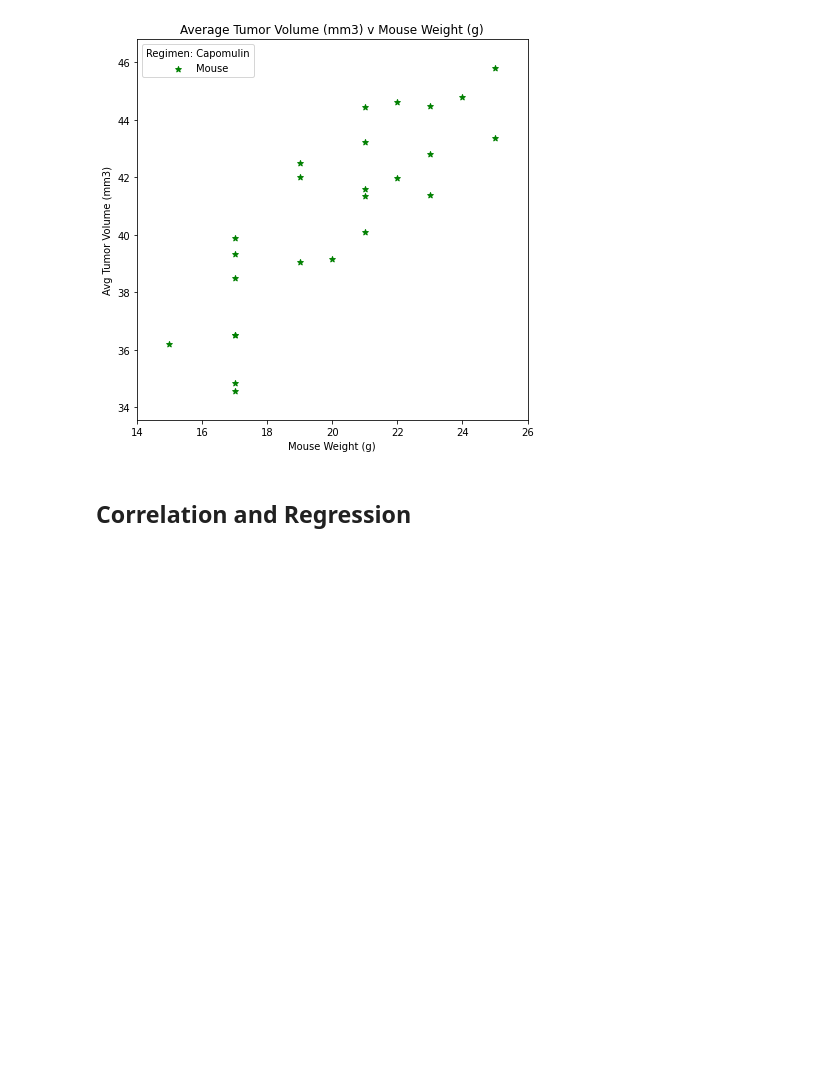
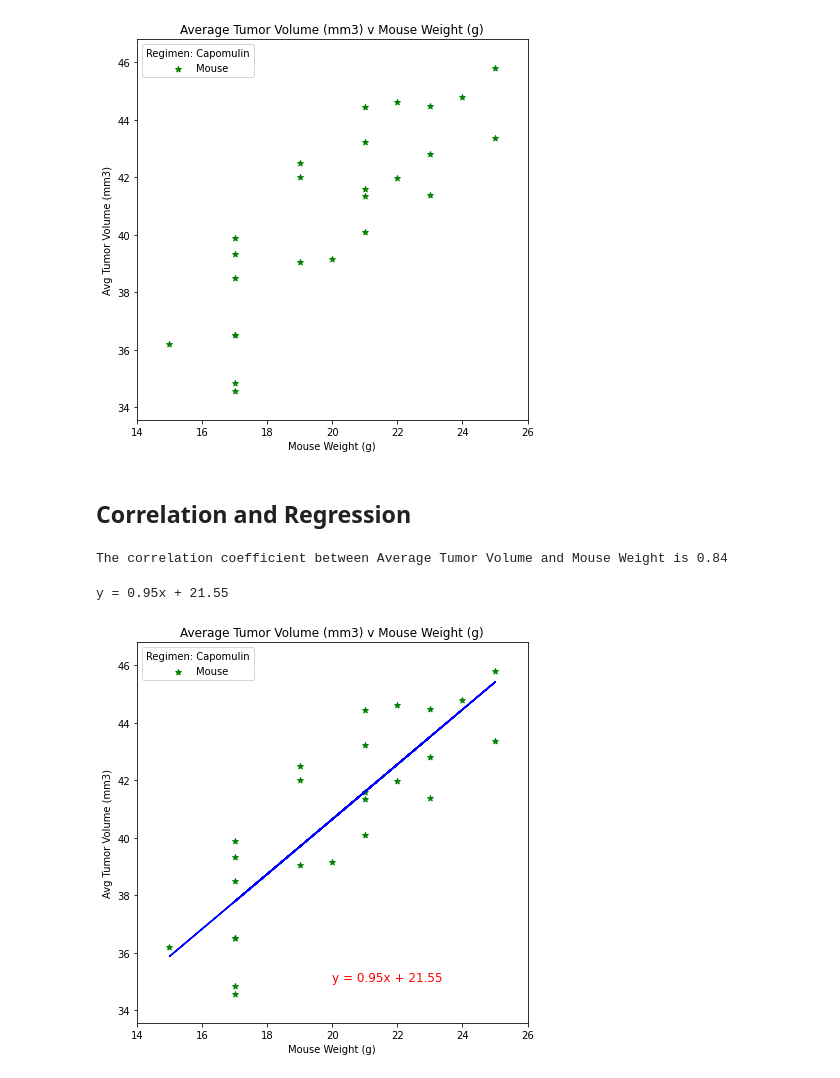
Before and after one commit to RUBALBHULLAR/Matplotlib-Challenge, a Jupyter notebook: Pymaceuticals/pymaceuticals_starter.ipynb, the cells around one changed output. Cells and saved outputs as stored; diff of their text form; code cells hidden in the pictures; blank space fills up the shorter version.

```diff
--- a/Pymaceuticals/pymaceuticals_starter.ipynb
+++ b/Pymaceuticals/pymaceuticals_starter.ipynb
@@ -306,3 +306,33 @@ plt.show()
 # %%
 # Calculate the correlation coefficient and linear regression model
 # for mouse weight and average tumor volume for the Capomulin regimen
+corr_coef = round(st.pearsonr(wt, vol)[0],2)
+print(f"The correlation coefficient between Average Tumor Volume and Mouse Weight is {corr_coef}")
+# %% [output]
+The correlation coefficient between Average Tumor Volume and Mouse Weight is 0.84
+# %%
+#linear regression model
+slope, intercept, rvalue, pvalue, std_err = st.linregress(wt, vol)
+
+#create equation of line
+line = slope * wt + intercept
+line_eq = f"y = {round(slope,2)}x + {round(intercept,2)}"
+print(line_eq)
+
+#plot linear model on top of scatter plot
+fig, ax = plt.subplots(figsize=(7,7))
+ax.set_autoscale_on(True)
+ax.scatter(wt, vol, marker="*", facecolors="green", edgecolors="green")
+ax.legend(["Mouse"],loc="upper left", title="Regimen: Capomulin")
+
+plt.plot(wt, line, 'b-')
+plt.title("Average Tumor Volume (mm3) v Mouse Weight (g)")
+plt.ylabel("Avg Tumor Volume (mm3)")
+plt.xlabel("Mouse Weight (g)")
+plt.ylim(vol.min() - 1, vol.max() + 1)
+plt.xlim(wt.min() - 1, wt.max() + 1)
+plt.annotate(line_eq, (20,35), fontsize=12, color="red")
+plt.show()
+# %% [output]
+y = 0.95x + 21.55
+[figure, added]
```
